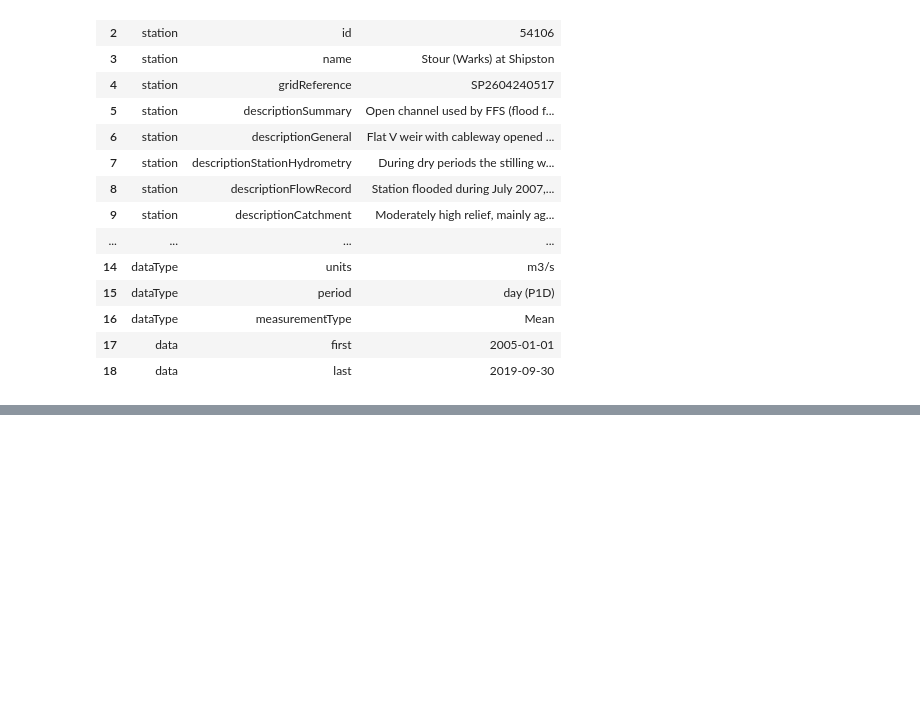
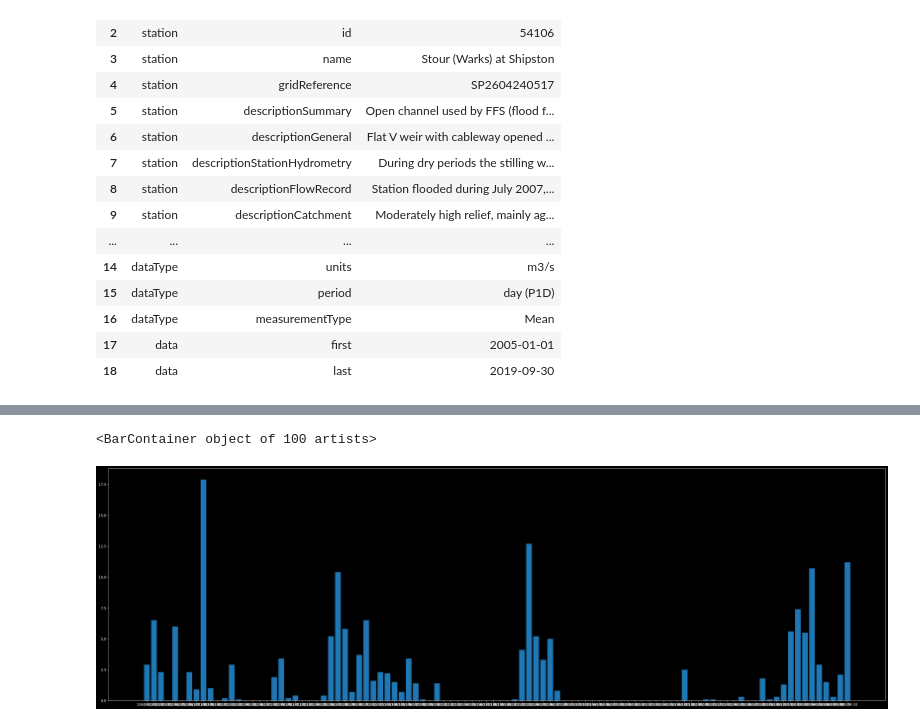
Before and after one commit to ai4er-cdt/flood_risk_shipston, a Jupyter notebook: notebooks/nrfa_data.ipynb, the cells around one changed output, grey strips where cells are left out. Drawn from its saved outputs; the diff is of its cells as text; code cells hidden in the pictures; blank space fills up the shorter version.

Commit message:
exploration- data similar to wisky but more coarse

```diff
--- a/notebooks/nrfa_data.ipynb
+++ b/notebooks/nrfa_data.ipynb
@@ -25,6 +27,17 @@ except FileNotFoundError:
 #storing metadata in seperate dataframes
 cdr_metadata = cdr_df.head(19)
 gdf_metadata = gdf_df.head(19)
+
+#storing removing metadata from data dataframee, renaming columns and alterning datatype
+cdr_df = cdr_df[19:]
+cdr_df[["rainfall"]] = cdr_df[["timestamp"]].apply(pd.to_numeric)
+cdr_df[["date"]] = cdr_df[["file"]]
+cdr_df = cdr_df[['date', 'rainfall']]
+
+gdf_df = gdf_df[19:]
+gdf_df[["flow"]] = gdf_df[["timestamp"]].apply(pd.to_numeric)
+gdf_df[["date"]] = gdf_df[["file"]]
+gdf_df = gdf_df[['date', 'flow']]
 # %%
 cdr_metadata
 # %% [output]
@@ -67,0 +109,6 @@ gdf_metadata
+# %%
+plt.figure(figsize=(40,12))
+plt.bar(cdr_df['date'][:100],cdr_df['rainfall'][:100])
+# %% [output]
+<BarContainer object of 100 artists>
+[figure, added]
```
Also changed, not shown: parts of 4 cells of this notebook.
